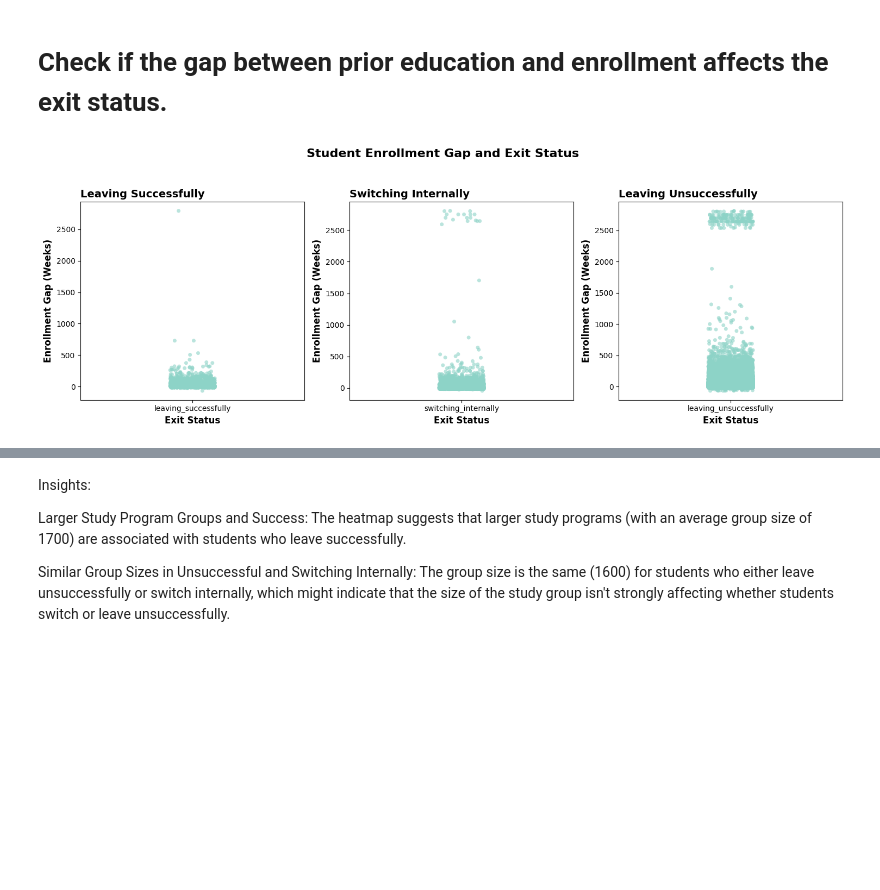
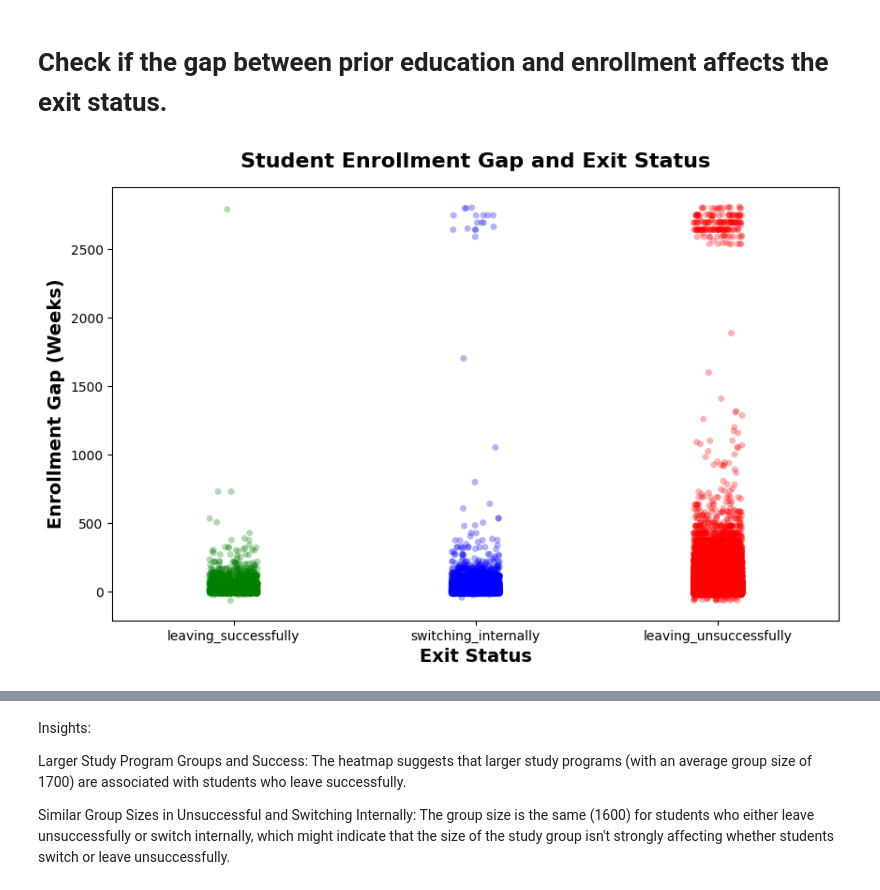
Before and after one commit to uashogeschoolutrecht/studentdropout, a Jupyter notebook: notebooks/EDA.ipynb, the cells around one changed output, grey strips where cells are left out. Cells and saved outputs as stored; diff of their text form; code cells hidden in the pictures; blank space fills up the shorter version.

```diff
--- a/notebooks/EDA.ipynb
+++ b/notebooks/EDA.ipynb
@@ -81,29 +81,28 @@ plt.show()
 # %% [markdown]
 # Check if the gap between prior education and enrollment affects the exit status.
 # %%
+import matplotlib.pyplot as plt
+import seaborn as sns
+
 # Set figure size
-plt.figure(figsize=(15, 5))
+plt.figure(figsize=(10, 6))
 
-# Set the general title for the entire figure
-plt.suptitle("Student Enrollment Gap and Exit Status", fontsize=16, fontweight='bold', y=1.05)
+# Set the general title for the plot
+plt.title("Student Enrollment Gap and Exit Status", fontsize=16, fontweight='bold', pad=15)
 
-# Define the Exit_Status order to ensure "Leaving Unsuccessfully" is always on the right
+# Define the Exit_Status categories and corresponding colors
 exit_status_order = ['leaving_successfully', 'switching_internally', 'leaving_unsuccessfully']
+primary_colors = ['green', 'blue', 'red']
 
-# Loop through each Exit_Status category in the specified order
-for i, status in enumerate(exit_status_order):
-    plt.subplot(1, 3, i + 1)
+# Plot all three categories on one plot
+sns.stripplot(x='Exit_Status', y='Student_Enrollment_Gap',
+              data=data, palette=primary_colors, jitter=True, alpha=0.3)
 
-    # Plot the distribution of Student Enrollment Gap for each Exit_Status category using a strip plot
-    sns.stripplot(x='Exit_Status', y='Student_Enrollment_Gap', data=data[data['Exit_Status'] == status], palette="Set3", jitter=True, alpha=0.6)
+# Title and labels for the plot
+plt.xlabel("Exit Status", fontsize=14, fontweight='bold')
+plt.ylabel("Enrollment Gap (Weeks)", fontsize=14, fontweight='bold')
 
-    # Title and labels for each subplot with left alignment
-    plt.title(f"{status.replace('_', ' ').title()}", fontsize=14, fontweight='bold', loc='left')
-    plt.xlabel("Exit Status", fontsize=12, fontweight='bold')
-    plt.ylabel("Enrollment Gap (Weeks)", fontsize=12, fontweight='bold')
-
-# Adjust layout and show the plot
-plt.tight_layout()
+# Show the plot
 plt.show()
 # %% [output]
-[figure, old version]
+[figure, new version]
```
Also changed, not shown: parts of 13 cells of this notebook, 1 other file.
